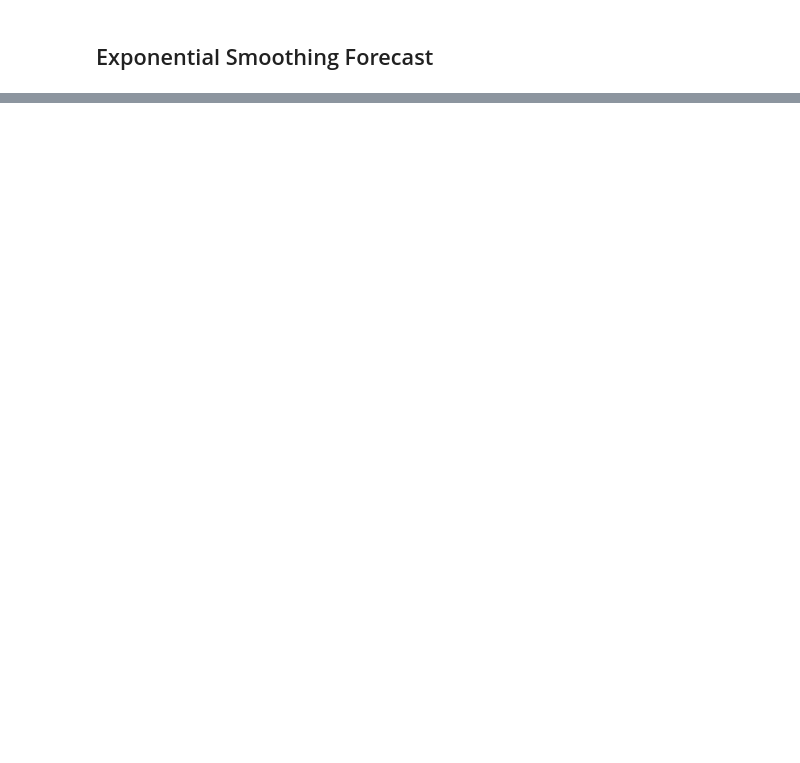
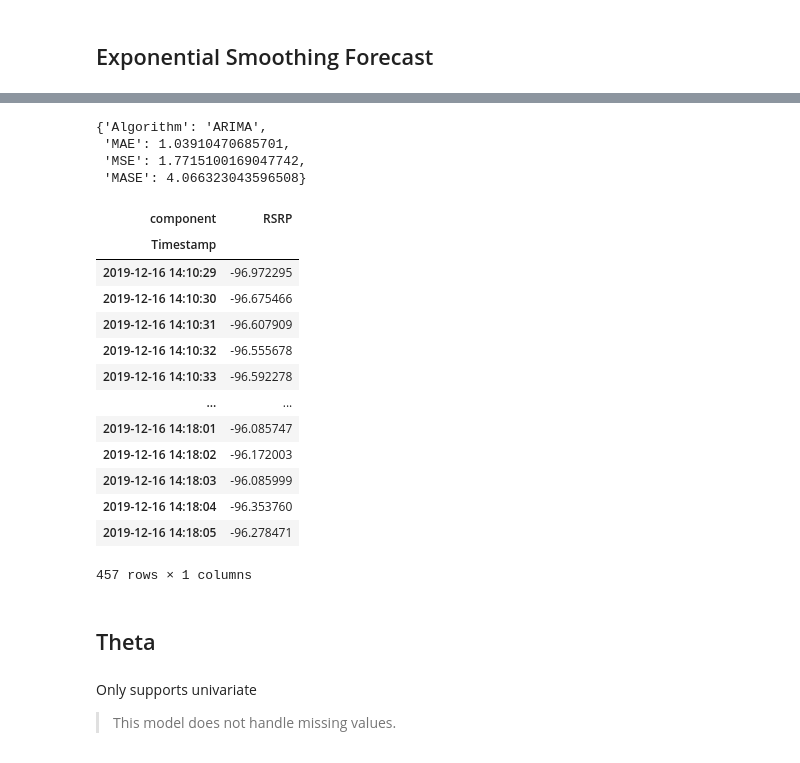
Before and after one commit to ejs94/5g-forecasting, a Jupyter notebook: notebooks/3_forecast_stats.ipynb, the cells around one changed output, grey strips where cells are left out. Saved outputs shown, nothing was run; the diff lists cells and outputs as text; code cells hidden in the pictures; blank space fills up the shorter version.

```diff
--- a/notebooks/2_forecast_stats.ipynb
+++ b/notebooks/3_forecast_stats.ipynb
@@ -197,6 +247,7 @@ fig.show()
 # %%
 name = "Seasonal Naive Forecast"
 naive_model = NaiveSeasonal(K=60)
-y_pred, metrics = eval_model(naive_model, ts_train, ts_actual, name=name)
+with LogTime() as timer:
+    y_pred, metrics = eval_model(naive_model, ts_train, ts_actual, name=name)
 display(metrics)
 # %% [output]
@@ -220,19 +278,26 @@ from darts.utils.utils import ModelMode, SeasonalityMode
 name = "Exponential Smoothing"
 uni_variable = "RSRP"
 # Suppress FutureWarning
-with warnings.catch_warnings():
-    warnings.filterwarnings("ignore", category=FutureWarning)
+# with warnings.catch_warnings():
+#     warnings.filterwarnings("ignore", category=FutureWarning)
 
-    ets_model = ExponentialSmoothing(
-        trend=ModelMode.ADDITIVE,
-        damped=True,
-        seasonal=SeasonalityMode.ADDITIVE,
-        seasonal_periods=60,
-        random_state=42,
-    )
+# ets_model = ExponentialSmoothing(
+#     trend= ModelMode.ADDITIVE,
+#     damped=True,
+#     seasonal= SeasonalityMode.ADDITIVE,
+#     seasonal_periods=10,
+#     random_state=42,
+# )
 
+ets_model = ExponentialSmoothing(
+    trend=ModelMode.ADDITIVE,
+    seasonal=SeasonalityMode.ADDITIVE,
+    seasonal_periods=7,
+    random_state=42,
+)
+with LogTime() as timer:
     y_pred, metrics = eval_model(
-        ets_model, ts_train[uni_variable], ts_actual[uni_variable], name=name
+        ets_model, ts_train["RSRP"], ts_actual["RSRP"], name=name
     )
 display(metrics)
 # %% [output]
@@ -240,0 +314,12 @@ ValueError: shapes (2,10) and (0,1) not aligned: 10 (dim 1) != 0 (dim 0)
+# %%
+name = "ARIMA"
+# AutoARIMA will take a lot time for long time series
+# arima_model = AutoARIMA(max_p=5, max_q=3, m=48, seasonal=False)
+arima_model = ARIMA(p=2, d=1, q=1, seasonal_order=(1, 1, 1, 60))
+# Taking only latest 8000 points for training (Time constraints)
+# Reduce 8000 if it is taking too much time or consuming all the memory
+
+with LogTime() as timer:
+    y_pred, metrics = eval_model(
+        arima_model, ts_train["RSRP"], ts_actual["RSRP"], name=name
+    )
@@ -240,0 +328,24 @@ ValueError: shapes (2,10) and (0,1) not aligned: 10 (dim 1) != 0 (dim 0)
+# %%
+metrics
+# %% [output]
+{'Algorithm': 'ARIMA',
+ 'MAE': 1.03910470685701,
+ 'MSE': 1.7715100169047742,
+ 'MASE': 4.066323043596508}
+# %%
+y_pred.pd_dataframe()
+# %% [output]
+| component | RSRP |
+| Timestamp |  |
+| 2019-12-16 14:10:29 | -96.972295 |
+| 2019-12-16 14:10:30 | -96.675466 |
+| 2019-12-16 14:10:31 | -96.607909 |
+| 2019-12-16 14:10:32 | -96.555678 |
+| 2019-12-16 14:10:33 | -96.592278 |
+| ... | ... |
+| 2019-12-16 14:18:01 | -96.085747 |
+| 2019-12-16 14:18:02 | -96.172003 |
+| 2019-12-16 14:18:03 | -96.085999 |
+| 2019-12-16 14:18:04 | -96.353760 |
+| 2019-12-16 14:18:05 | -96.278471 |
+457 rows × 1 columns
@@ -240,0 +359,6 @@ ValueError: shapes (2,10) and (0,1) not aligned: 10 (dim 1) != 0 (dim 0)
+# %% [markdown]
+## Theta
+# %% [markdown]
+Only supports univariate
+
+> This model does not handle missing values.
```
Also changed, not shown: parts of 31 cells of this notebook, 1 other file.
